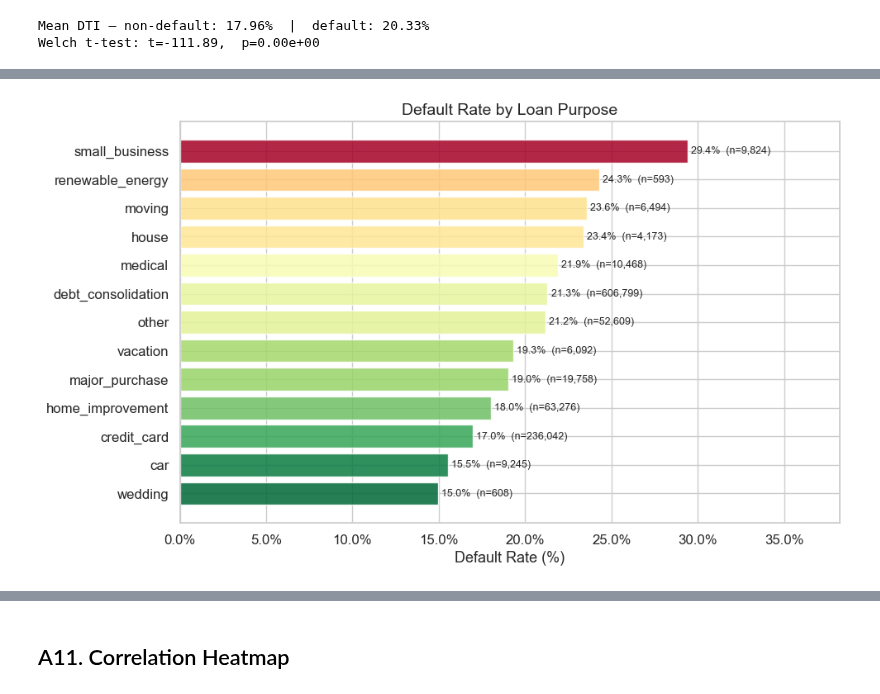
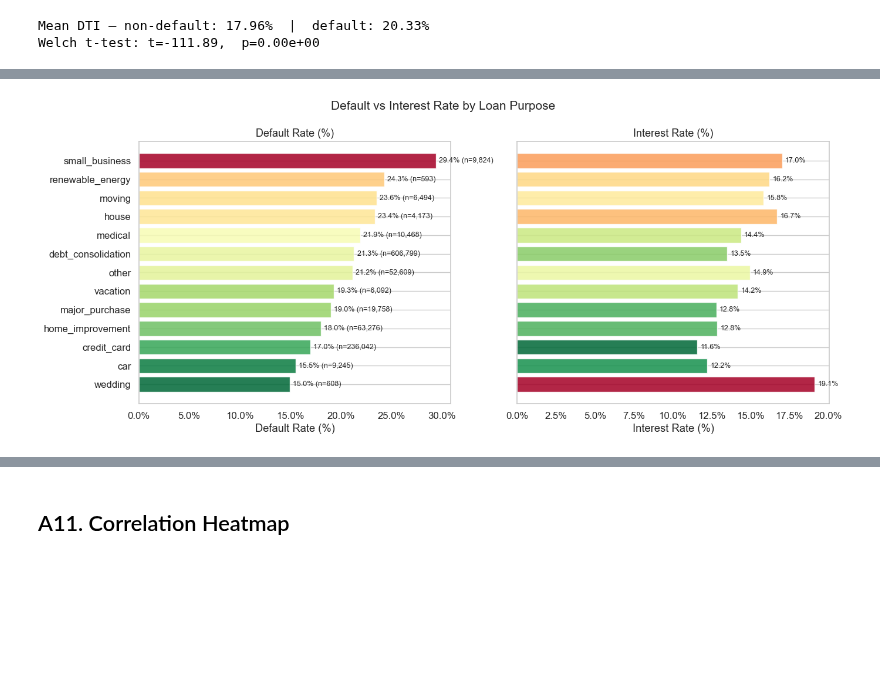
Before and after one commit to SungInCho/credit-risk-causal-analysis, a Jupyter notebook: notebooks/02_eda_and_features.ipynb, the cells around one changed output, grey strips where cells are left out. Drawn from its saved outputs; the diff is of its cells as text; code cells hidden in the pictures; blank space fills up the shorter version.

Commit message:
notebooks and outputs
1. refined methods used in the analysis
2. updated directories
3. updated figures

```diff
--- a/notebooks/02_eda_and_features.ipynb
+++ b/notebooks/02_eda_and_features.ipynb
@@ -366,30 +525,77 @@ Welch t-test: t=-111.89,  p=0.00e+00
 # %%
 purpose_stats = (
     df.groupby('purpose')
-    .agg(n=('default','count'), default_rate=('default','mean'))
+    .agg(
+        n=('default', 'count'),
+        default_rate=('default', 'mean'),
+        int_rate=('int_rate', 'mean')
+    )
     .query('n >= 200')
     .sort_values('default_rate', ascending=True)
 )
 
-fig, ax = plt.subplots(figsize=(10, 6))
-norm = plt.Normalize(purpose_stats['default_rate'].min(),
-                     purpose_stats['default_rate'].max())
-colors = plt.cm.RdYlGn_r(norm(purpose_stats['default_rate'].values))
-bars = ax.barh(purpose_stats.index, purpose_stats['default_rate']*100,
-               color=colors, alpha=0.85, edgecolor='white')
-for bar, (_, row) in zip(bars, purpose_stats.iterrows()):
-    ax.text(bar.get_width() + 0.2,
-            bar.get_y() + bar.get_height()/2,
-            f'{row["default_rate"]*100:.1f}%  (n={int(row["n"]):,})',
-            va='center', fontsize=9)
+# --- Plot ---
+fig, axes = plt.subplots(1, 2, figsize=(14, 6), sharey=True)
 
-ax.xaxis.set_major_formatter(mtick.PercentFormatter())
-ax.set_xlabel('Default Rate (%)', fontsize=13)
-ax.set_title('Default Rate by Loan Purpose', fontsize=14)
-ax.set_xlim(0, purpose_stats['default_rate'].max()*100*1.3)
+# ===== Left: Default Rate =====
+norm1 = plt.Normalize(purpose_stats['default_rate'].min(),
+                      purpose_stats['default_rate'].max())
+colors1 = plt.cm.RdYlGn_r(norm1(purpose_stats['default_rate'].values))
+
+bars1 = axes[0].barh(
+    purpose_stats.index,
+    purpose_stats['default_rate'] * 100,
+    color=colors1,
+    alpha=0.85,
+    edgecolor='white'
+)
+
+for bar, (_, row) in zip(bars1, purpose_stats.iterrows()):
+    axes[0].text(
+        bar.get_width() + 0.3,
+        bar.get_y() + bar.get_height()/2,
+        f"{row['default_rate']*100:.1f}% (n={int(row['n']):,})",
+        va='center',
+        fontsize=9
+    )
+
+axes[0].set_title('Default Rate (%)', fontsize=13)
+axes[0].set_xlabel('Default Rate (%)')
+axes[0].xaxis.set_major_formatter(mtick.PercentFormatter())
+axes[0].grid(axis='x')
+
+# ===== Right: Interest Rate =====
+norm2 = plt.Normalize(purpose_stats['int_rate'].min(),
+                      purpose_stats['int_rate'].max())
+colors2 = plt.cm.RdYlGn_r(norm2(purpose_stats['int_rate'].values))
+
+bars2 = axes[1].barh(
+    purpose_stats.index,
+    purpose_stats['int_rate'],
+    color=colors2,
+    alpha=0.85,
+    edgecolor='white'
+)
+
+for bar, (_, row) in zip(bars2, purpose_stats.iterrows()):
+    axes[1].text(
+        bar.get_width() + 0.2,
+        bar.get_y() + bar.get_height()/2,
+        f"{row['int_rate']:.1f}%",
+        va='center',
+        fontsize=9
+    )
+
+axes[1].set_title('Interest Rate (%)', fontsize=13)
+axes[1].set_xlabel('Interest Rate (%)')
+axes[1].xaxis.set_major_formatter(mtick.PercentFormatter())
+axes[1].grid(axis='x')
+
+# --- Final layout ---
+fig.suptitle('Default vs Interest Rate by Loan Purpose', fontsize=15)
 plt.tight_layout()
-plt.savefig(f'{MODEL_DIR}/fig09_purpose_default_rate.png', dpi=150, bbox_inches='tight')
+plt.savefig(f'{FIGURE_DIR}/fig09_purpose_default_rate.png', dpi=150, bbox_inches='tight')
 plt.show()
 # %% [output]
-[figure, old version]
+[figure, new version]
 # %% [markdown]
```
Also changed, not shown: parts of 28 cells of this notebook, 16 other files.
